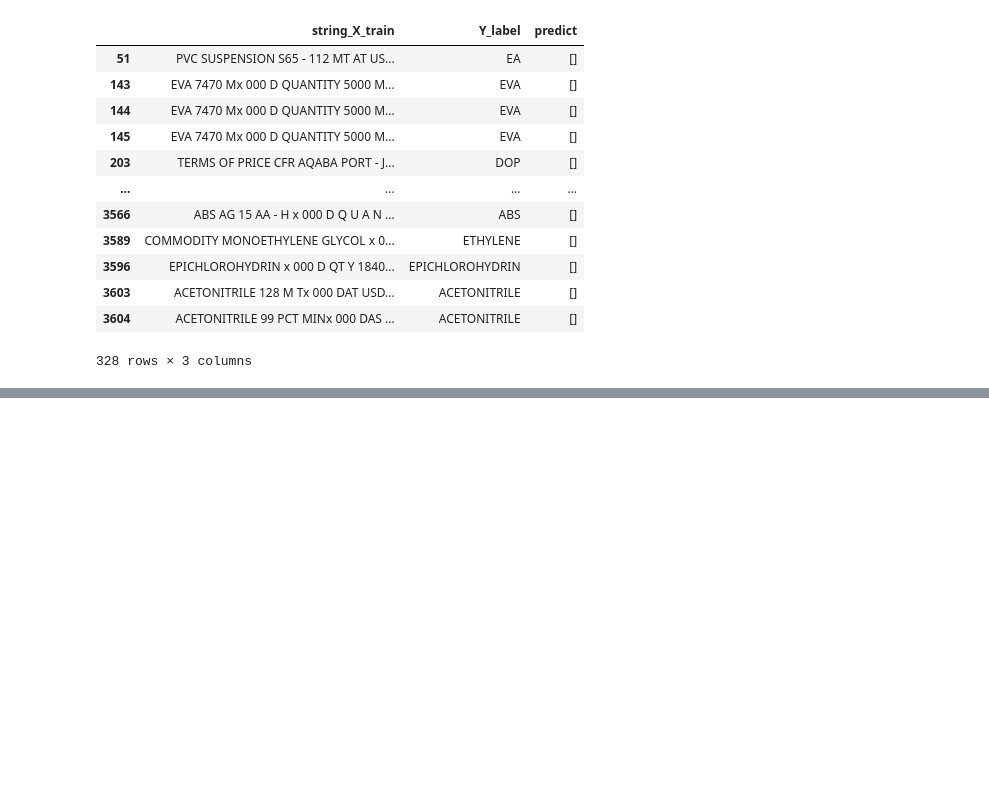
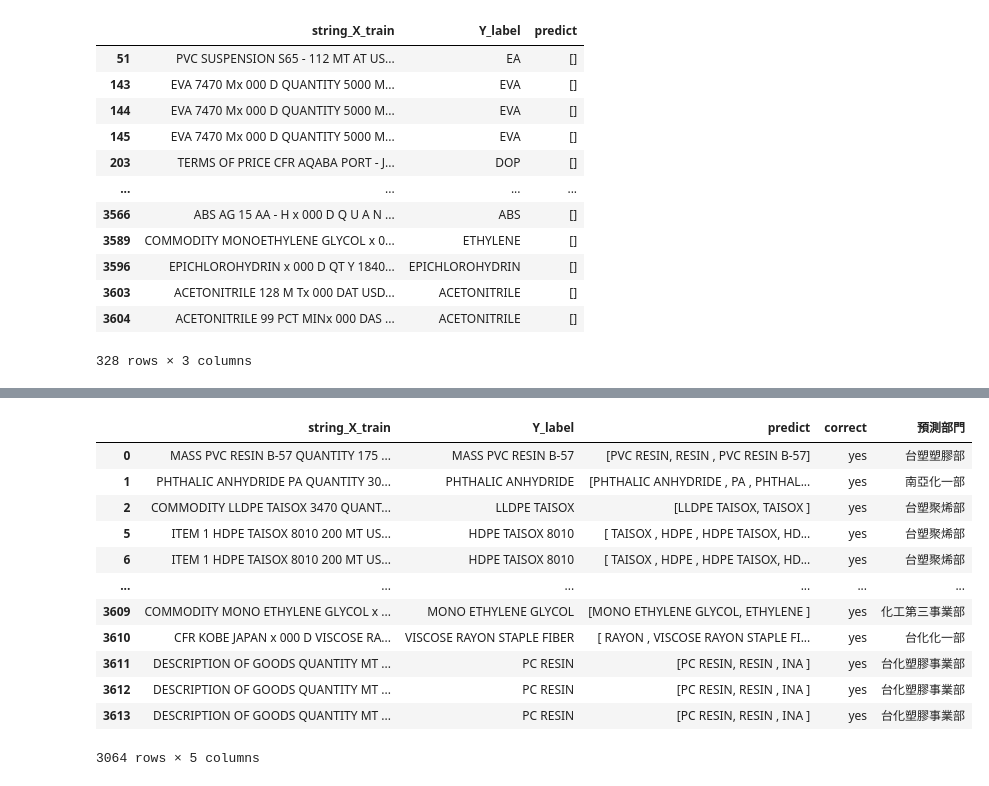
Before and after one commit to skywalker0803r/Product_Data_SQuAD, a Jupyter notebook: Collection method-plus-bert.ipynb, the cells around one changed output, grey strips where cells are left out. Saved outputs shown, nothing was run; the diff lists cells and outputs as text; code cells hidden in the pictures; blank space fills up the shorter version.

```diff
--- a/Collection method-plus-bert.ipynb
+++ b/Collection method-plus-bert.ipynb
@@ -302,0 +375,26 @@ result['correct'].value_counts()['yes']/len(val_df)
+# %%
+部門_lst = []
+for p_lst in tqdm(result['predict'].values):
+    p = max(p_lst,key=len)
+    jac_dict = {}
+    for i in 品名2部門.keys():
+        jac_dict[i] = get_jaccard_sim(i,p)
+    部門_lst.append(品名2部門[max(jac_dict, key=jac_dict.get)])
+# %%
+result['預測部門'] = 部門_lst
+# %%
+result
+# %% [output]
+|  | string_X_train | Y_label | predict | correct | 預測部門 |
+| 0 | MASS PVC RESIN B-57 QUANTITY 175 ... | MASS PVC RESIN B-57 | [PVC RESIN, RESIN , PVC RESIN B-57] | yes | 台塑塑膠部 |
+| 1 | PHTHALIC ANHYDRIDE PA QUANTITY 30... | PHTHALIC ANHYDRIDE | [PHTHALIC ANHYDRIDE , PA , PHTHAL... | yes | 南亞化一部 |
+| 2 | COMMODITY LLDPE TAISOX 3470 QUANT... | LLDPE TAISOX | [LLDPE TAISOX, TAISOX ] | yes | 台塑聚烯部 |
+| 5 | ITEM 1 HDPE TAISOX 8010 200 MT US... | HDPE TAISOX 8010 | [ TAISOX , HDPE , HDPE TAISOX, HD... | yes | 台塑聚烯部 |
+| 6 | ITEM 1 HDPE TAISOX 8010 200 MT US... | HDPE TAISOX 8010 | [ TAISOX , HDPE , HDPE TAISOX, HD... | yes | 台塑聚烯部 |
+| ... | ... | ... | ... | ... | ... |
+| 3609 | COMMODITY MONO ETHYLENE GLYCOL x ... | MONO ETHYLENE GLYCOL | [MONO ETHYLENE GLYCOL, ETHYLENE ] | yes | 化工第三事業部 |
+| 3610 | CFR KOBE JAPAN x 000 D VISCOSE RA... | VISCOSE RAYON STAPLE FIBER | [ RAYON , VISCOSE RAYON STAPLE FI... | yes | 台化化一部 |
+| 3611 | DESCRIPTION OF GOODS QUANTITY MT ... | PC RESIN | [PC RESIN, RESIN , INA ] | yes | 台化塑膠事業部 |
+| 3612 | DESCRIPTION OF GOODS QUANTITY MT ... | PC RESIN | [PC RESIN, RESIN , INA ] | yes | 台化塑膠事業部 |
+| 3613 | DESCRIPTION OF GOODS QUANTITY MT ... | PC RESIN | [PC RESIN, RESIN , INA ] | yes | 台化塑膠事業部 |
+3064 rows × 5 columns
```
Also changed, not shown: parts of 25 cells of this notebook.
